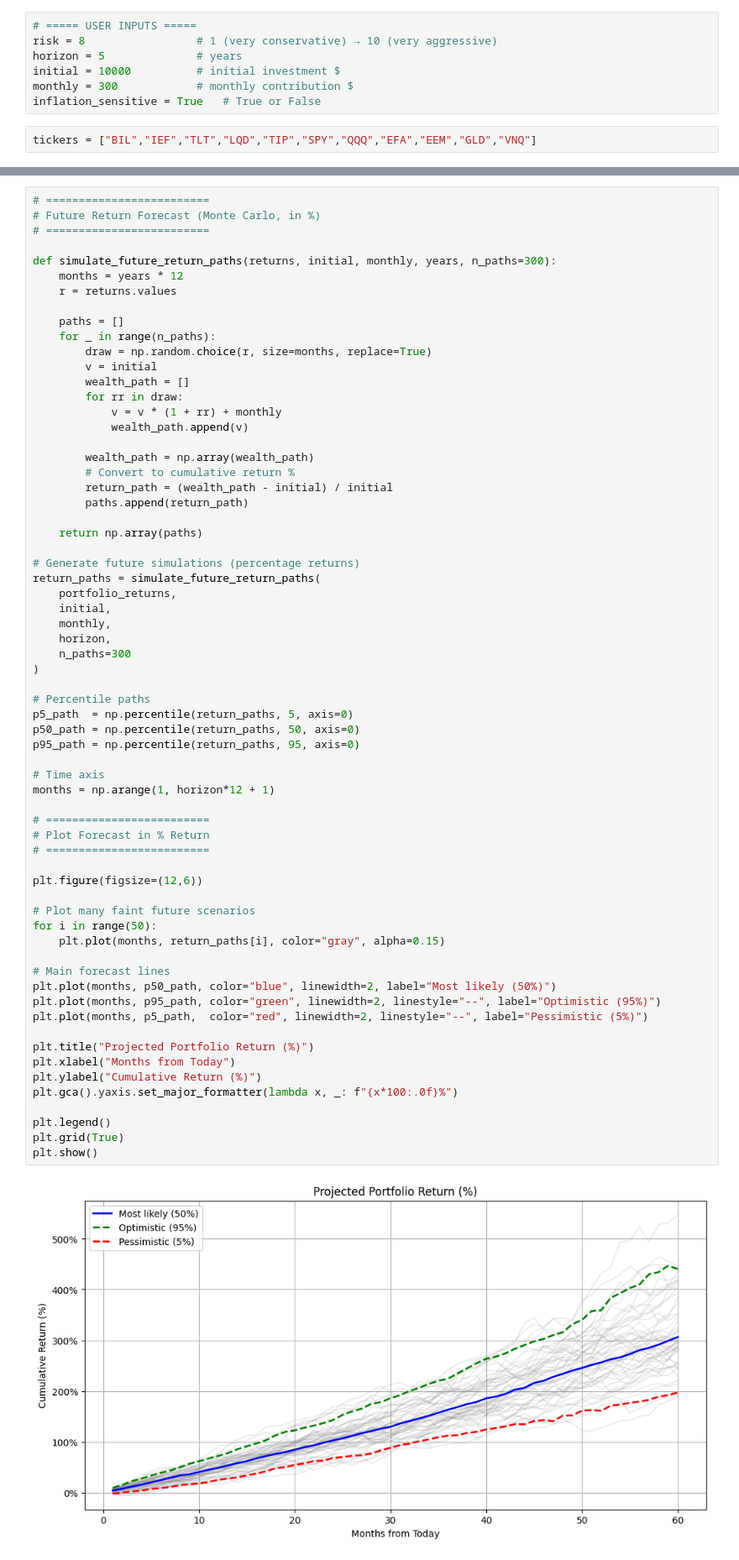
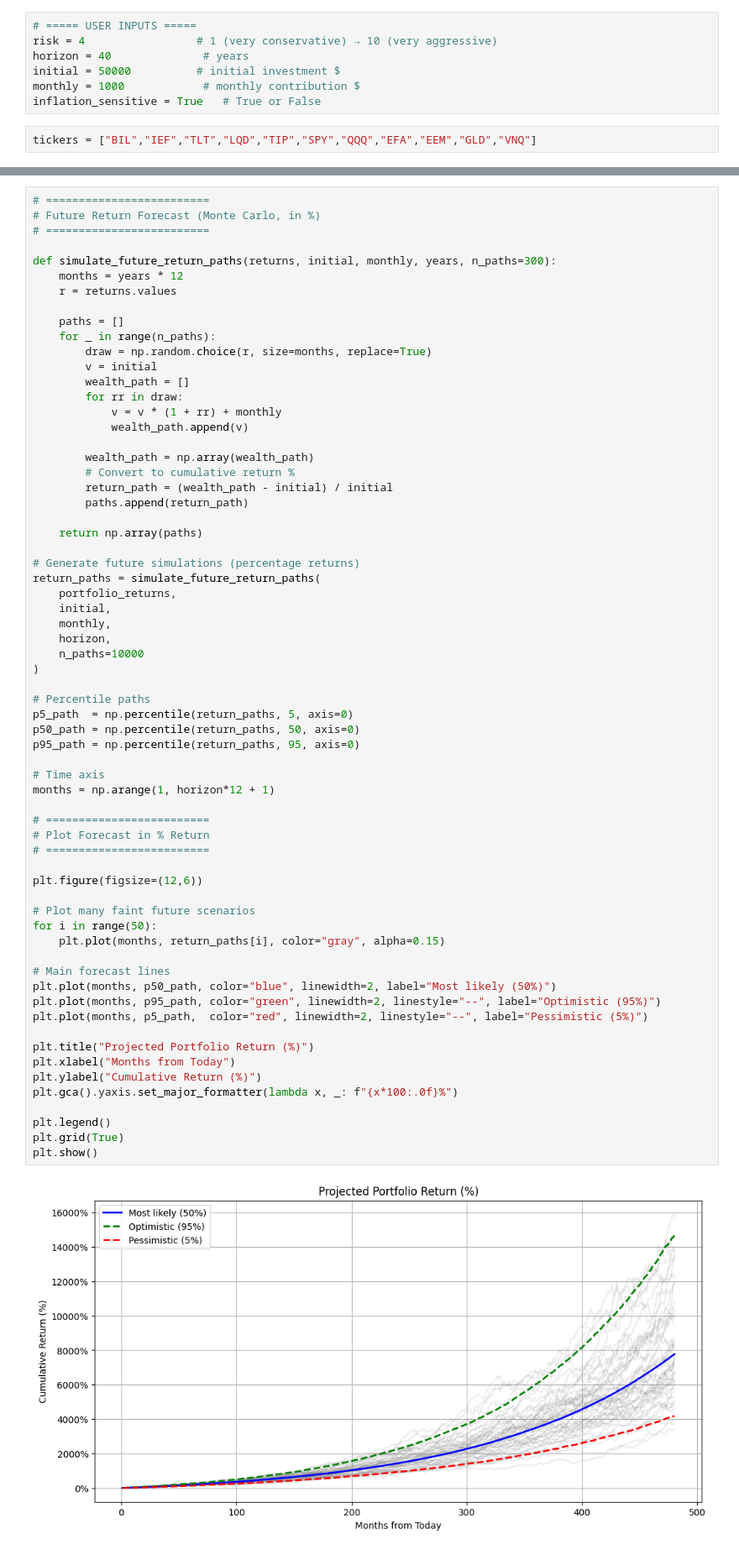
Before and after one commit to Caydenwan/RiskPath-A-Portfolio-Forecasting-Engine, a Jupyter notebook: RiskPath.ipynb, the cells around one changed output, grey strips where cells are left out. Shown at 84% size. Saved outputs shown, nothing was run; the diff lists cells and outputs as text.

```diff
--- a/RiskPath.ipynb
+++ b/RiskPath.ipynb
@@ -29,10 +31,10 @@ import matplotlib.pyplot as plt
 import yfinance as yf
 # %%
 # ===== USER INPUTS =====
-risk = 8                 # 1 (very conservative) → 10 (very aggressive)
-horizon = 5              # years
-initial = 10000          # initial investment $
-monthly = 300            # monthly contribution $
+risk = 4                 # 1 (very conservative) → 10 (very aggressive)
+horizon = 40              # years
+initial = 50000          # initial investment $
+monthly = 1000            # monthly contribution $
 inflation_sensitive = True   # True or False
 # %%
 tickers = ["BIL","IEF","TLT","LQD","TIP","SPY","QQQ","EFA","EEM","GLD","VNQ"]
@@ -220,7 +222,7 @@ return_paths = simulate_future_return_paths(
     initial,
     monthly,
     horizon,
-    n_paths=300
+    n_paths=10000
 )
 
 # Percentile paths
@@ -228,31 +230,31 @@ p5_path  = np.percentile(return_paths, 5, axis=0)
 p50_path = np.percentile(return_paths, 50, axis=0)
 p95_path = np.percentile(return_paths, 95, axis=0)
 
 # Time axis
 months = np.arange(1, horizon*12 + 1)
 
 # =========================
 # Plot Forecast in % Return
 # =========================
 
 plt.figure(figsize=(12,6))
 
 # Plot many faint future scenarios
 for i in range(50):
     plt.plot(months, return_paths[i], color="gray", alpha=0.15)
 
 # Main forecast lines
 plt.plot(months, p50_path, color="blue", linewidth=2, label="Most likely (50%)")
 plt.plot(months, p95_path, color="green", linewidth=2, linestyle="--", label="Optimistic (95%)")
 plt.plot(months, p5_path,  color="red", linewidth=2, linestyle="--", label="Pessimistic (5%)")
 
 plt.title("Projected Portfolio Return (%)")
 plt.xlabel("Months from Today")
 plt.ylabel("Cumulative Return (%)")
 plt.gca().yaxis.set_major_formatter(lambda x, _: f"{x*100:.0f}%")
 
 plt.legend()
 plt.grid(True)
 plt.show()
 # %% [output]
-[figure, old version]
+[figure, new version]
```
Also changed, not shown: parts of 7 cells of this notebook.
